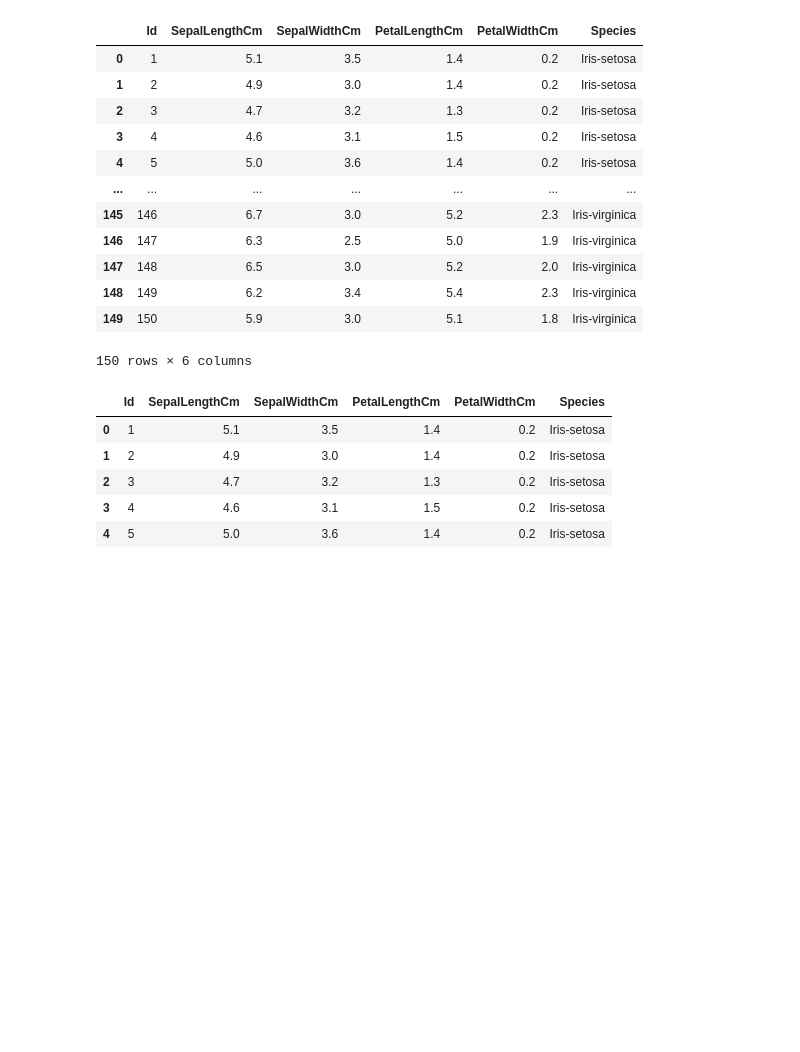
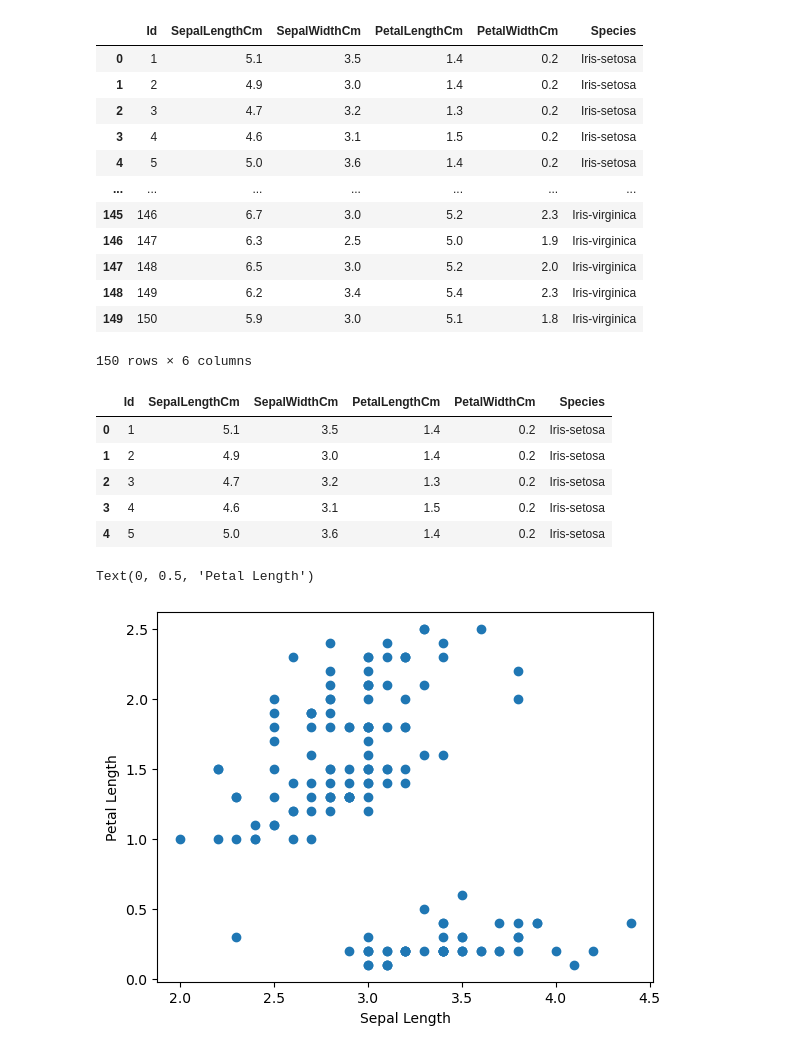
Before and after one commit to rakeshtunasahu/All-about-Python-basic-OOPs-libraries-, a Jupyter notebook: Advanced_matplotlib/colored_scatterplots.ipynb, the cells around one changed output. Drawn from its saved outputs; the diff is of its cells as text; code cells hidden in the pictures; blank space fills up the shorter version.

```diff
--- a/Advanced_matplotlib/colored_scatterplots.ipynb
+++ b/Advanced_matplotlib/colored_scatterplots.ipynb
@@ -30,3 +30,10 @@ iris.head()
 | 2 | 3 | 4.7 | 3.2 | 1.3 | 0.2 | Iris-setosa |
 | 3 | 4 | 4.6 | 3.1 | 1.5 | 0.2 | Iris-setosa |
 | 4 | 5 | 5.0 | 3.6 | 1.4 | 0.2 | Iris-setosa |
+# %%
+plt.scatter(iris['SepalWidthCm'],iris['PetalWidthCm'])
+plt.xlabel('Sepal Length')
+plt.ylabel('Petal Length')
+# %% [output]
+Text(0, 0.5, 'Petal Length')
+[figure, added]
```
Also changed, not shown: parts of 1 cell of this notebook.
